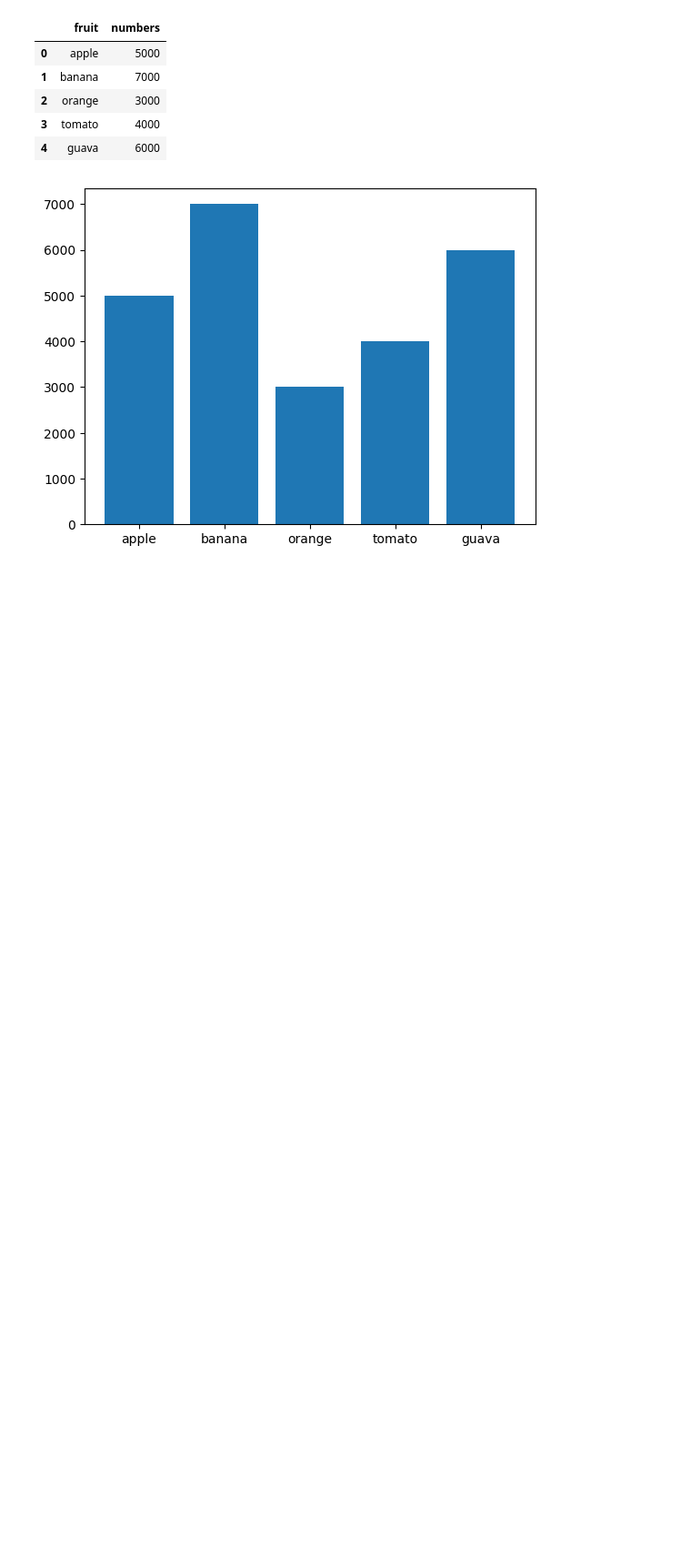
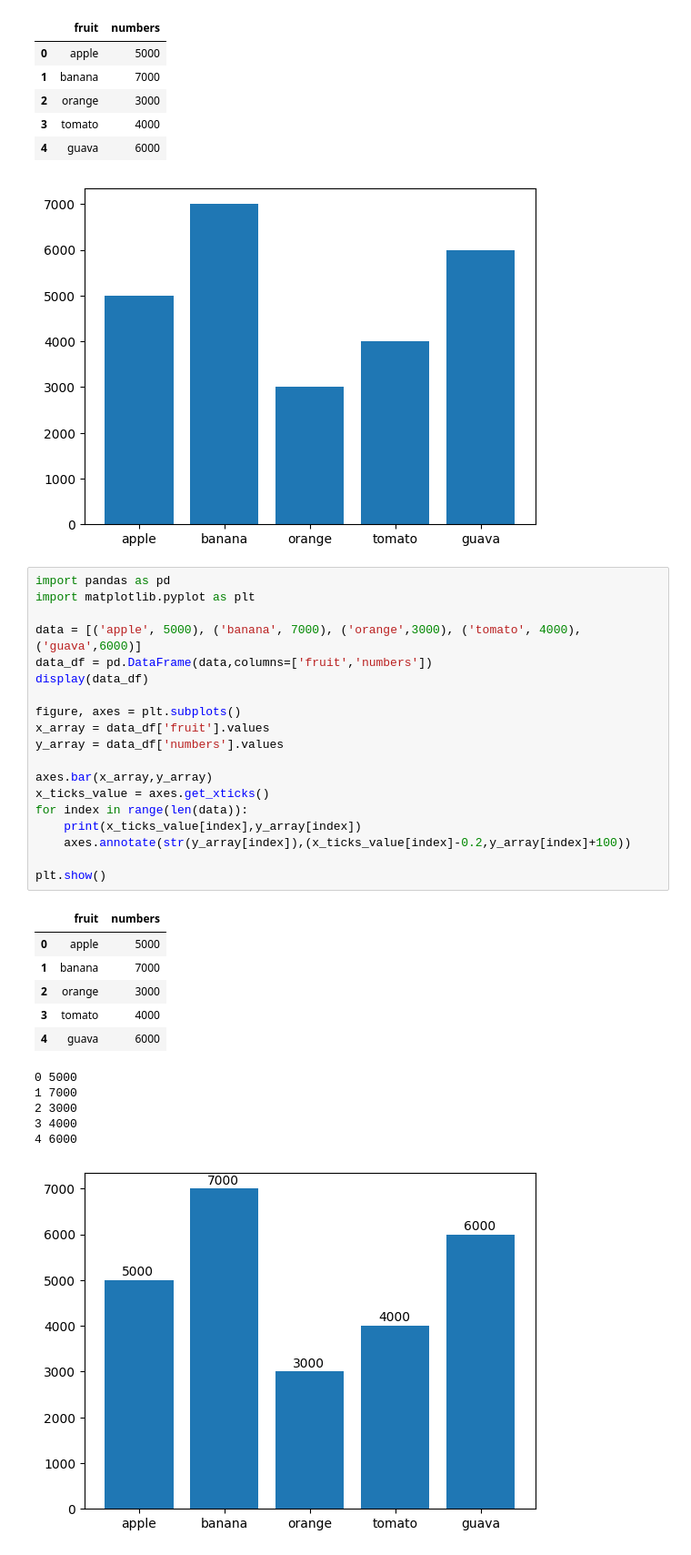
Before and after one commit to lansj0221/2024_2_20_2_4, a Jupyter notebook: lesson14/lesson14_3.ipynb, the cells around one changed output. Shown at 91% size. Drawn from its saved outputs; the diff is of its cells as text; blank space fills up the shorter version.

```diff
--- a/lesson14/lesson14_3.ipynb
+++ b/lesson14/lesson14_3.ipynb
@@ -117,3 +117,35 @@ plt.show()
 | 3 | tomato | 4000 |
 | 4 | guava | 6000 |
 [figure]
+# %%
+import pandas as pd
+import matplotlib.pyplot as plt
+
+data = [('apple', 5000), ('banana', 7000), ('orange',3000), ('tomato', 4000), ('guava',6000)]
+data_df = pd.DataFrame(data,columns=['fruit','numbers'])
+display(data_df)
+
+figure, axes = plt.subplots()
+x_array = data_df['fruit'].values
+y_array = data_df['numbers'].values
+
+axes.bar(x_array,y_array)
+x_ticks_value = axes.get_xticks()
+for index in range(len(data)):
+    print(x_ticks_value[index],y_array[index])
+    axes.annotate(str(y_array[index]),(x_ticks_value[index]-0.2,y_array[index]+100))
+
+plt.show()
+# %% [output]
+|  | fruit | numbers |
+| 0 | apple | 5000 |
+| 1 | banana | 7000 |
+| 2 | orange | 3000 |
+| 3 | tomato | 4000 |
+| 4 | guava | 6000 |
+0 5000
+1 7000
+2 3000
+3 4000
+4 6000
+[figure, added]
```
